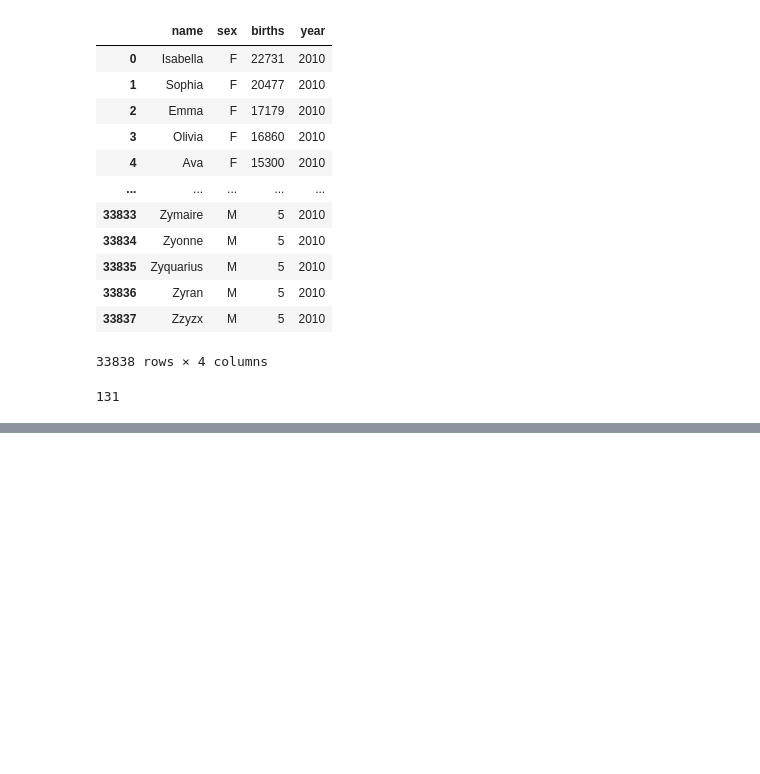
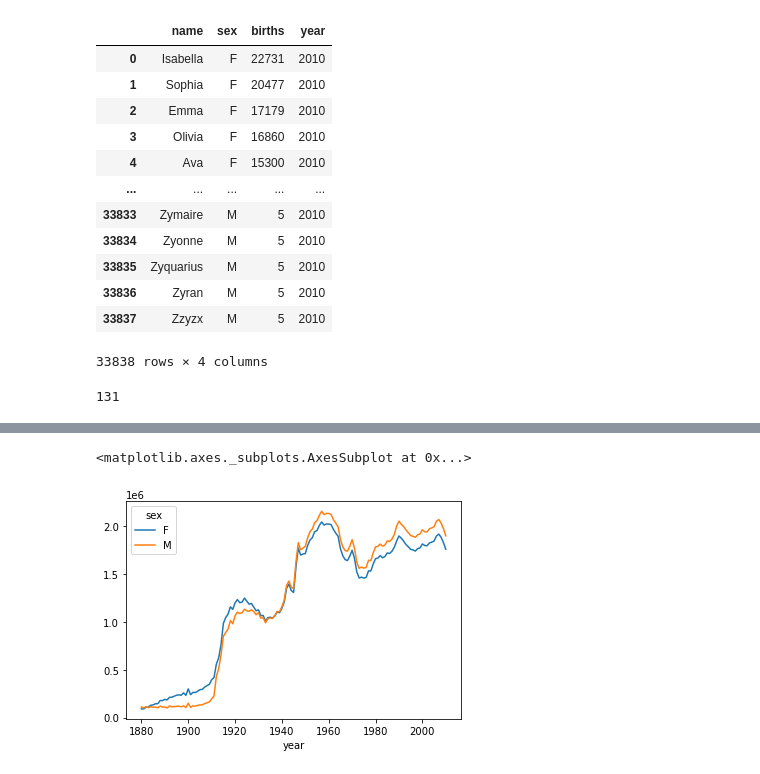
Before and after one commit to ikeven94/py_repo, a Jupyter notebook: Pandas_Numpy/Pandas_pivot_table.ipynb, the cells around one changed output, grey strips where cells are left out. Saved outputs shown, nothing was run; the diff lists cells and outputs as text; code cells hidden in the pictures; blank space fills up the shorter version.

Commit message:
pandas pivot tabling

```diff
--- a/Pandas_Numpy/Pandas_pivot_table.ipynb
+++ b/Pandas_Numpy/Pandas_pivot_table.ipynb
@@ -80,0 +79,4 @@ names1880.index
+# %%
+# 하나의 데이터 프레임으로
+names = pd.concat(pieces,ignore_index=True) # 합치고자 하는 data, ignore_index =T >> 새로운 인덱스
+names
@@ -81,4 +152,4 @@ names1880.index
 # %%
-# 연도별 평균
-names.pivot_table('births',aggfunc=sum,index='year',columns='sex')
+total_births = names.pivot_table('births',aggfunc=sum, index='year',columns='sex')
+total_births
 # %% [output]
@@ -85,0 +170,5 @@ NameError: name 'names' is not defined
+# %%
+total_births.plot()
+# %% [output]
+<matplotlib.axes._subplots.AxesSubplot at 0x...>
+[figure, added]
```
Also changed, not shown: parts of 13 cells of this notebook.
